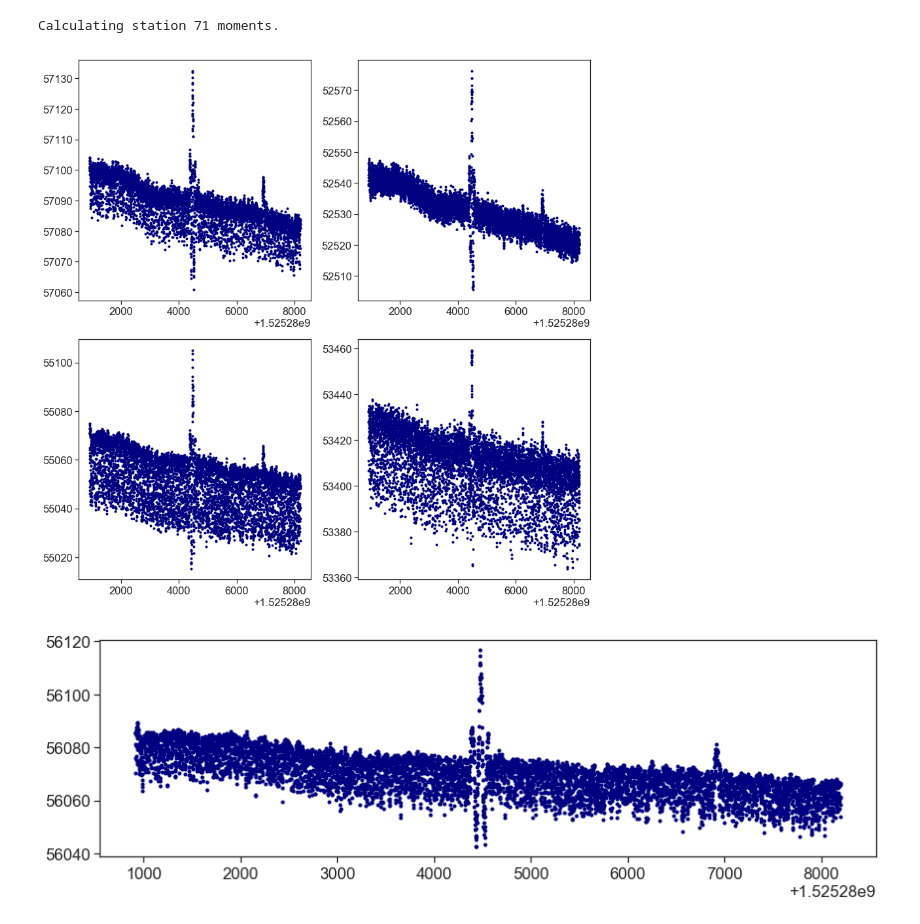
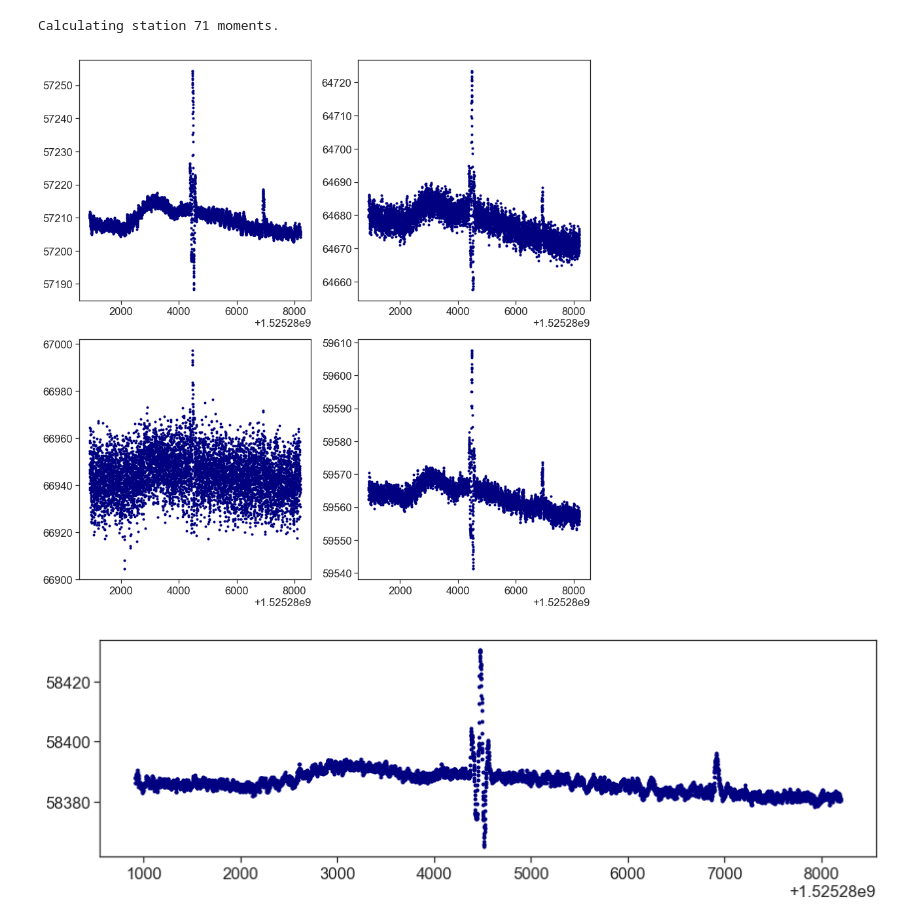
Before and after one commit to aetb/trfp, a Jupyter notebook: new_root_to_moment.ipynb, the cells around one changed output. Saved outputs shown, nothing was run; the diff lists cells and outputs as text; code cells hidden in the pictures.

```diff
--- a/new_root_to_moment.ipynb
+++ b/new_root_to_moment.ipynb
@@ -123,25 +138,25 @@ for station in np.arange(72):
 # %% [output]
 Calculating station 71 moments.
 # %%
-st = 63
+st = 39
 
 pr_id = trfp.STATION_PROBE_ID[st]
 
 figs, axs = plt.subplots(len(pr_id)/2,2)
 for i in range(len(pr_id)):
     plt.sca(axs[i//2,i%2])
     plt.plot(interp_df.index.values, interp_df['fp'+str(pr_id[i])], '.', color='navy')
 figs.set_size_inches(12,12)
 figs.tight_layout()
 
 fig, ax = plt.subplots(1,1)
 
 pr = 9
 
 plt.plot(moment_df.index.values, moment_df['st'+str(st)+',m1'], '.', color='navy')
 
 fig.set_size_inches(12,4)
 fig.tight_layout()
 # %% [output]
-[figure, old version]
+[figure, new version]
-[figure, old version]
+[figure, new version]
```
Also changed, not shown: parts of 6 cells of this notebook, 34 other files.
